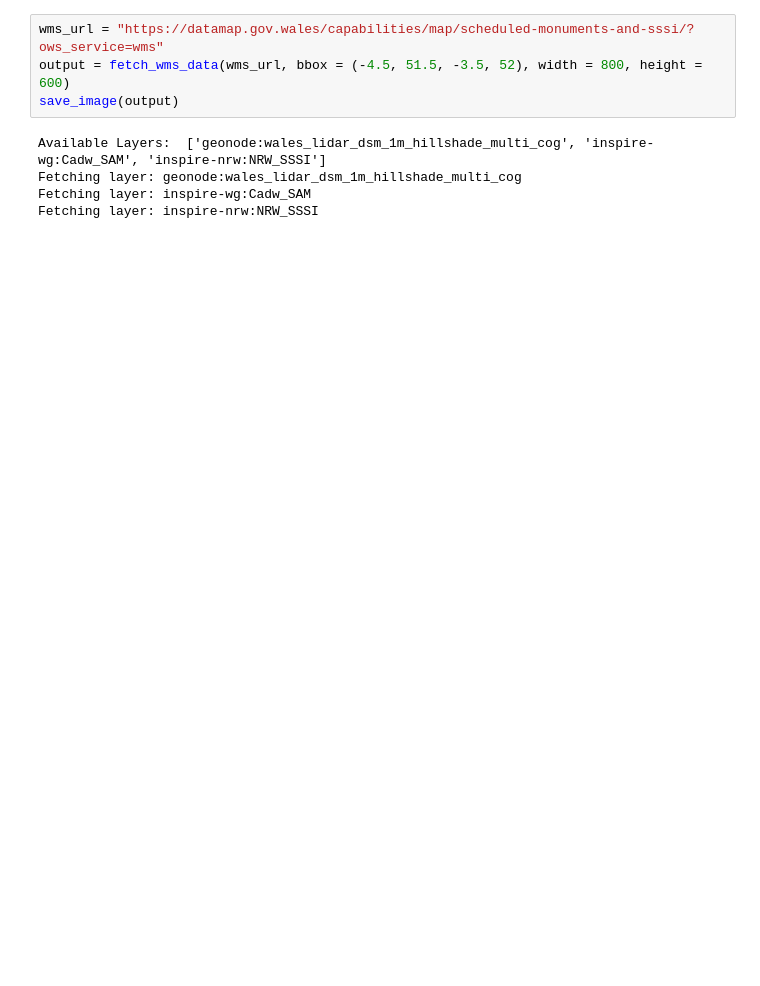
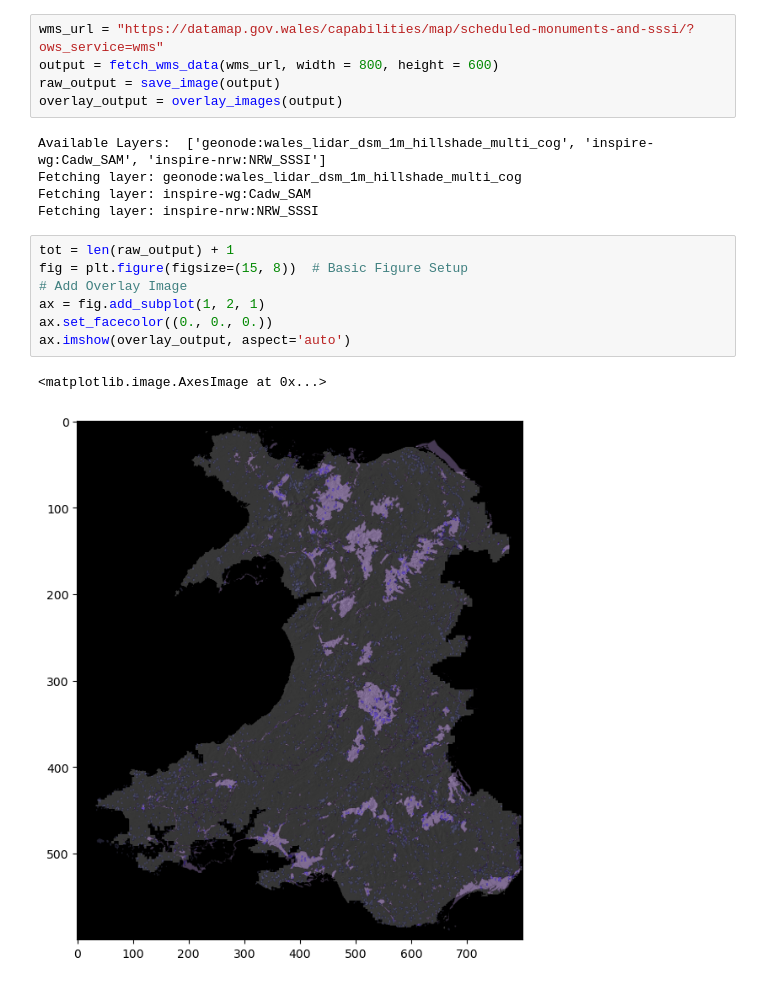
Before and after one commit to RoryThomas16/Scheduled-Monument-Detector, a Jupyter notebook: ScheduledMonumentDetector.ipynb, the cells around one changed output. Drawn from its saved outputs; the diff is of its cells as text; blank space fills up the shorter version.

Commit message:
Added overlay functions, improved the save image functions, and added image display within notebook.

```diff
--- a/ScheduledMonumentDetector.ipynb
+++ b/ScheduledMonumentDetector.ipynb
@@ -79,9 +132,20 @@ def save_image(byte_data):
 # %%
 wms_url = "https://datamap.gov.wales/capabilities/map/scheduled-monuments-and-sssi/?ows_service=wms"
-output = fetch_wms_data(wms_url, bbox = (-4.5, 51.5, -3.5, 52), width = 800, height = 600)
-save_image(output)
+output = fetch_wms_data(wms_url, width = 800, height = 600)
+raw_output = save_image(output)
+overlay_output = overlay_images(output)
 # %% [output]
 Available Layers:  ['geonode:wales_lidar_dsm_1m_hillshade_multi_cog', 'inspire-wg:Cadw_SAM', 'inspire-nrw:NRW_SSSI']
 Fetching layer: geonode:wales_lidar_dsm_1m_hillshade_multi_cog
 Fetching layer: inspire-wg:Cadw_SAM
 Fetching layer: inspire-nrw:NRW_SSSI
+# %%
+tot = len(raw_output) + 1
+fig = plt.figure(figsize=(15, 8))  # Basic Figure Setup
+# Add Overlay Image
+ax = fig.add_subplot(1, 2, 1)
+ax.set_facecolor((0., 0., 0.))
+ax.imshow(overlay_output, aspect='auto')
+# %% [output]
+<matplotlib.image.AxesImage at 0x...>
+[figure, added]
```
Also changed, not shown: parts of 2 cells of this notebook.
